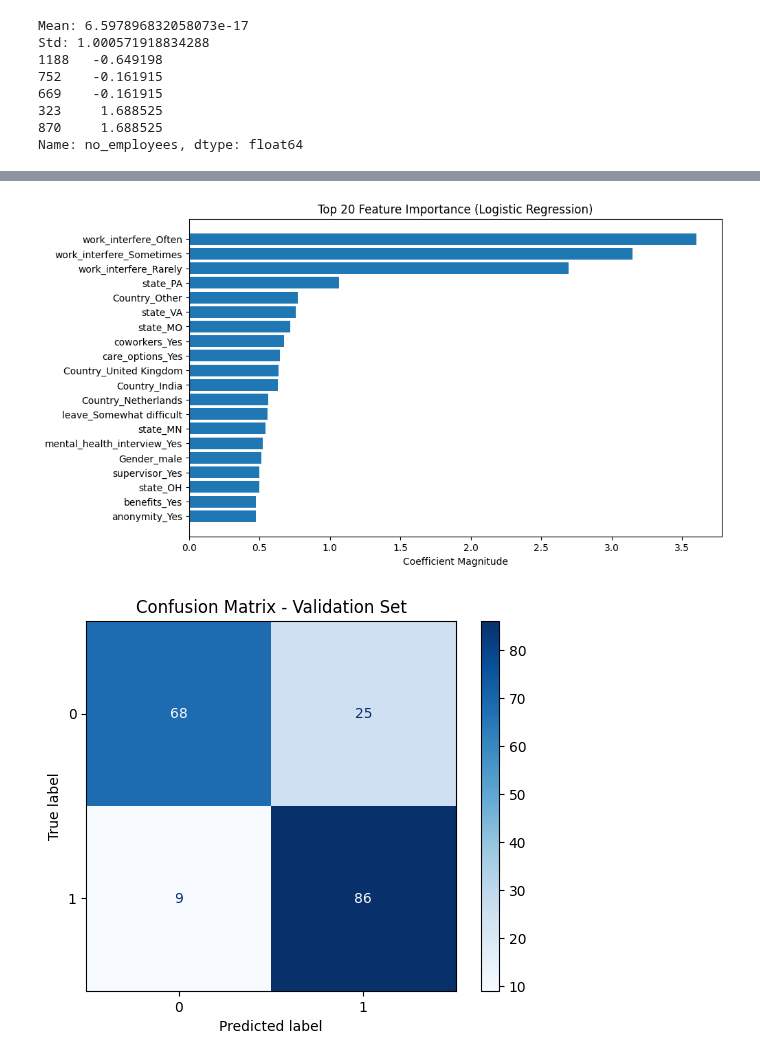
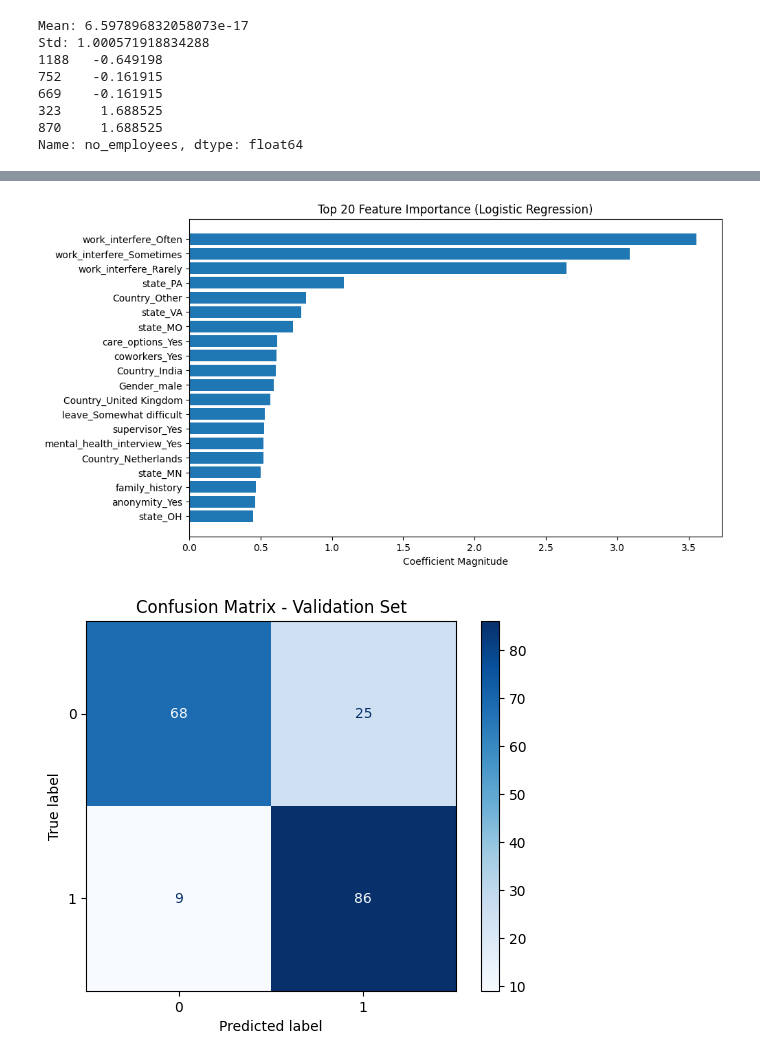
Before and after one commit to folasiredayo/Mental-Health-in-Tech-Modelling, a Jupyter notebook: mental-health-in-tech-modelling.ipynb, the cells around one changed output, grey strips where cells are left out. Saved outputs shown, nothing was run; the diff lists cells and outputs as text; code cells hidden in the pictures.

Commit message:
Kaggle Notebook | Mental Health in Tech Modelling | Version 16

```diff
--- a/mental-health-in-tech-modelling.ipynb
+++ b/mental-health-in-tech-modelling.ipynb
@@ -336,0 +379,39 @@ df0.shape
+# %%
+# List of reference dummy columns to drop (one from each category)
+# Also dropping 'year' since it is not needed as a predictor
+drop_columns = [
+    'year',
+    'Gender_other',
+    'Country_United States',
+    'state_Unknown',
+    'work_interfere_Unknown',
+    'benefits_No',
+    'care_options_No',
+    'wellness_program_No',
+    'seek_help_No',
+    'anonymity_No',
+    'leave_Very difficult',
+    'mental_health_consequence_No',
+    'phys_health_consequence_No',
+    'coworkers_No',
+    'supervisor_No',
+    'mental_health_interview_No',
+    'phys_health_interview_No',
+    'mental_vs_physical_No'
+]
+
+# Keep only columns that actually exist in the dataframe
+drop_columns_existing = [col for col in drop_columns if col in df0.columns]
+
+# Drop selected columns
+df_model = df0.drop(columns=drop_columns_existing)
+
+# Define target variable
+y = df_model['treatment']
+
+# Define predictor variables
+X = df_model.drop(columns=['treatment'])
+
+# Check final shapes
+print("X shape:", X.shape)
+print("y shape:", y.shape)
@@ -470,26 +637,25 @@ weighted avg       0.83      0.82      0.82       188
 # %%
 ##The logistic model predicts whether someone receives treatment with 82% accuracy. It distinguishes well between classes: recall is higher for treated (91%), meaning most who need treatment are correctly identified. Precision is slightly lower for treated (77%), so some false positives exist. ROC AUC 0.88 shows strong overall discrimination.##
 # %%
-# Get feature names and coefficients
 coeff_df = pd.DataFrame({
     'feature': X_train.columns,
-    'coefficient': logreg.coef_[0]
+    'coefficient': best_logreg.coef_[0]   # <- use best_logreg
 })
 
 # Take absolute value for importance
 coeff_df['importance'] = np.abs(coeff_df['coefficient'])
 
 # Sort by importance
 coeff_df = coeff_df.sort_values(by='importance', ascending=False)
 
 # Plot top 20 features
 plt.figure(figsize=(10,6))
 plt.barh(coeff_df['feature'][:20][::-1], coeff_df['importance'][:20][::-1])
 plt.xlabel('Coefficient Magnitude')
 plt.title('Top 20 Feature Importance (Logistic Regression)')
 plt.show()
 # %% [output]
-[figure, old version]
+[figure, new version]
 # %%
 from sklearn.metrics import ConfusionMatrixDisplay
 import matplotlib.pyplot as plt
```
Also changed, not shown: parts of 29 cells of this notebook.
